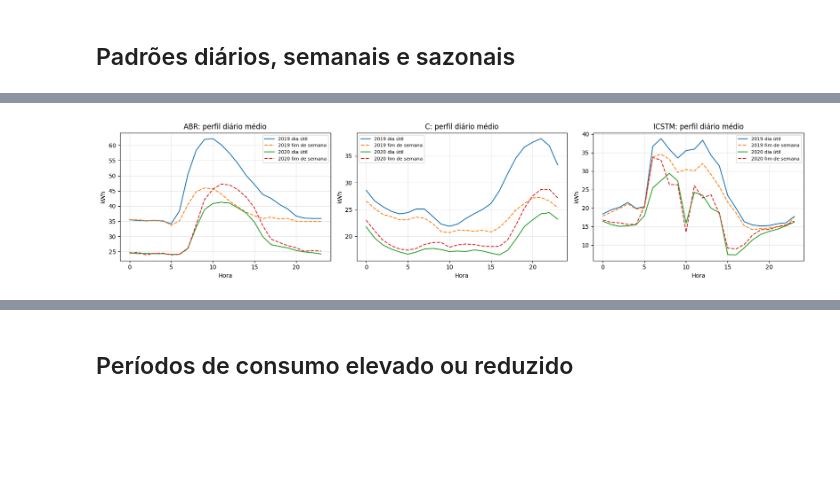
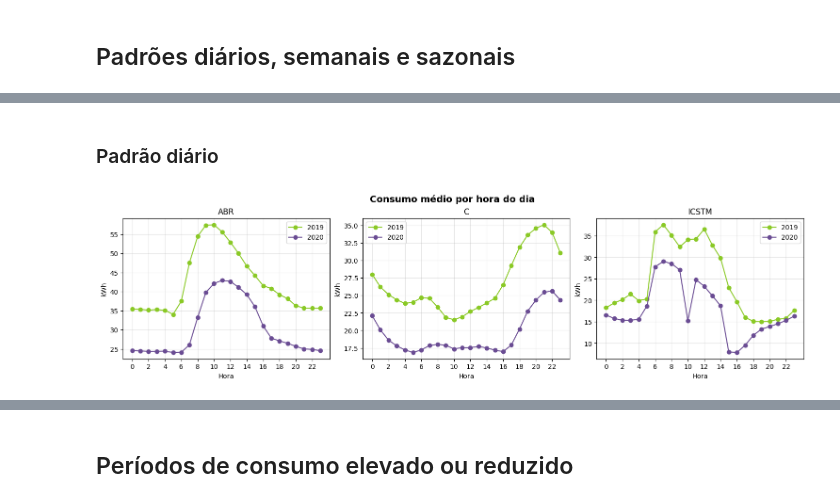
Before and after one commit to RickyFC-Git/Energy_Consumption_Prediction, a Jupyter notebook: trabalho/leonor/Eletrical_Demand_EDA.ipynb, the cells around one changed output, grey strips where cells are left out. Saved outputs shown, nothing was run; the diff lists cells and outputs as text; code cells hidden in the pictures; blank space fills up the shorter version.

```diff
--- a/trabalho/leonor/Eletrical_Demand_EDA.ipynb
+++ b/trabalho/leonor/Eletrical_Demand_EDA.ipynb
@@ -99,11 +101,12 @@ resumo.round(2)
 # %%
-fig, ax = plt.subplots(3, 2, figsize=(13, 10))
-for i, ed in enumerate(EDIFICIOS):
-    g = d[d.edificio == ed]
+fig, axes = plt.subplots(3, 1, figsize=(9, 10), constrained_layout=True)
+for ax, ed in zip(axes, EDIFICIOS):
     for a in anos:
-        ax[i, 0].hist(g[g.ano == a]["consumo"], bins=50, alpha=0.55, label=str(a))
-    ax[i, 0].set(title=f"{ed}: distribuição do consumo", xlabel="kWh", ylabel="Frequência"); ax[i, 0].legend()
-    ax[i, 1].boxplot([g[g.ano == a]["consumo"] for a in anos], orientation="horizontal", tick_labels=[str(a) for a in anos])
-    ax[i, 1].set(title=f"{ed}: boxplot", xlabel="kWh")
-plt.tight_layout(); plt.show()
+        ax.hist(d[(d.edificio == ed) & (d.ano == a)]["consumo"], bins=60, alpha=0.55, color=CORES[a], label=str(a))
+    ax.set_title(f"{ed}: distribuição do consumo")
+    ax.set_xlabel("kWh"); ax.set_ylabel("Frequência")
+    ax.legend(); ax.grid(alpha=0.3)
+    ax.set_title(ed)
+fig.suptitle("Distribuição do consumo", fontsize=14, fontweight="bold")
+plt.show()
 # %% [output]
@@ -178,10 +193,0 @@ plt.tight_layout(); plt.show()
-# %%
-# 2019 vs 2020 sobrepostos (consumo diário total, por dia do ano)
-fig, ax = plt.subplots(3, 1, figsize=(13, 10), sharex=True)
-for i, ed in enumerate(EDIFICIOS):
-    for a in anos:
-        x = d[(d.edificio == ed) & (d.ano == a)]["consumo"].resample("D").sum(min_count=1).dropna()
-        ax[i].plot(d[(d.edificio == ed) & (d.ano == a)]["dia_ano"].groupby(level=0).first().loc[x.index].values, x.values, lw=0.8, label=str(a))
-    ax[i].set(title=f"{ed}: consumo diário total", ylabel="kWh/dia"); ax[i].legend()
-ax[-1].set_xlabel("Dia do ano")
-plt.tight_layout(); plt.show()
@@ -192,12 +226,16 @@ plt.tight_layout(); plt.show()
+# %% [markdown]
+### Padrão diário
 # %%
-# Perfil diário médio: dia útil vs fim de semana
-fig, ax = plt.subplots(1, 3, figsize=(17, 4))
-for i, ed in enumerate(EDIFICIOS):
+fig, axes = plt.subplots(1, 3, figsize=(15, 4), constrained_layout=True)
+for ax, ed in zip(axes, EDIFICIOS):
     for a in anos:
-        p = d[(d.edificio == ed) & (d.ano == a)].groupby(["hora", "fim_semana"])["consumo"].mean().unstack()
-        ax[i].plot(p.index, p[False], label=f"{a} dia útil")
-        ax[i].plot(p.index, p[True], ls="--", label=f"{a} fim de semana")
-    ax[i].set(title=f"{ed}: perfil diário médio", xlabel="Hora", ylabel="kWh"); ax[i].legend(fontsize=8)
-plt.tight_layout(); plt.show()
+        p = d[(d.edificio == ed) & (d.ano == a)].groupby("hora")["consumo"].mean()
+        ax.plot(p.index, p.values, marker="o", color=CORES[a], label=str(a))
+    ax.set_title(f"{ed}: consumo médio por hora do dia")
+    ax.set_xticks(range(0, 24, 2)); ax.set_xlabel("Hora"); ax.set_ylabel("kWh")
+    ax.legend(); ax.grid(alpha=0.3)
+    ax.set_title(ed)
+fig.suptitle("Consumo médio por hora do dia", fontsize=14, fontweight="bold")
+plt.show()
 # %% [output]
-[figure, old version]
+[figure, new version]
```
Also changed, not shown: parts of 51 cells of this notebook.
